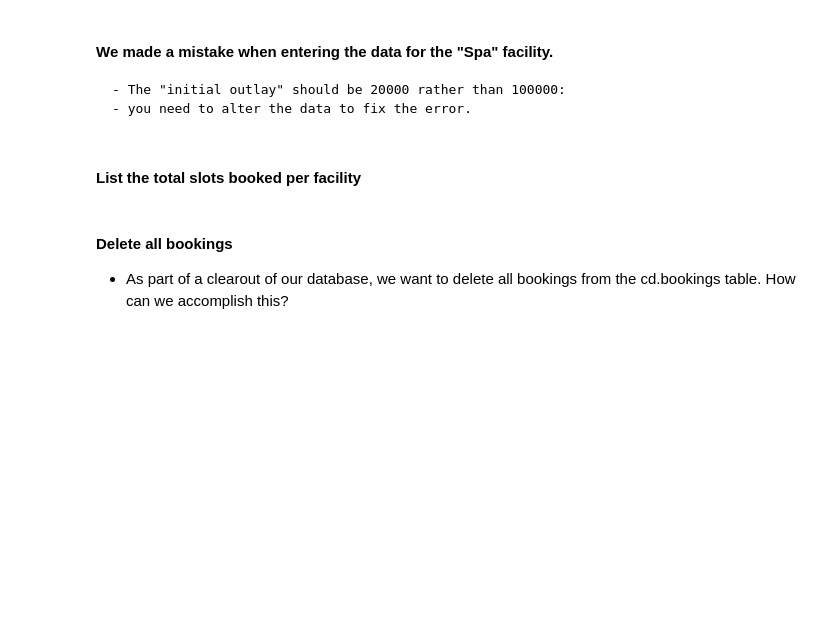
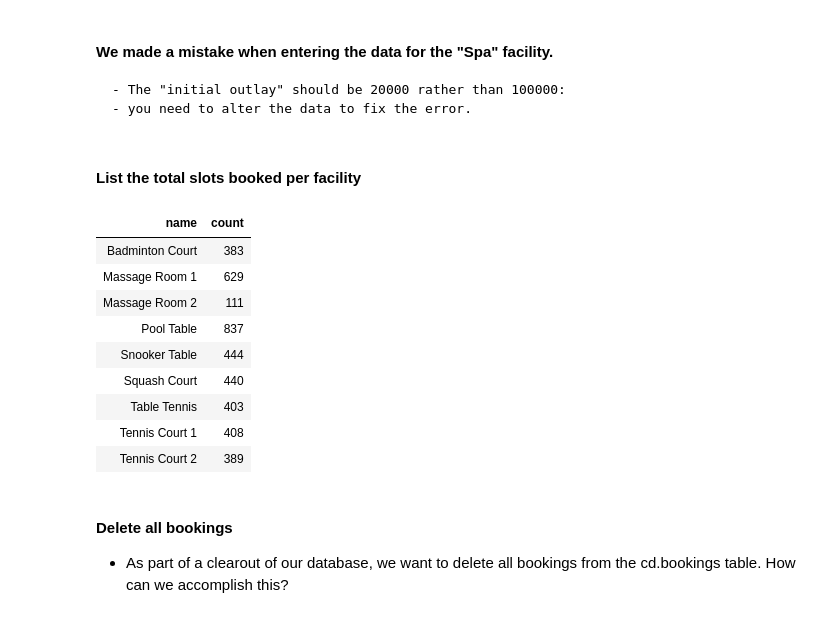
Before and after one commit to haicheviet/dataeng-course-1, a Jupyter notebook: homework_postgres/PostgreSQL-Students.ipynb, the cells around one changed output. Drawn from its saved outputs; the diff is of its cells as text; code cells hidden in the pictures; blank space fills up the shorter version.

```diff
--- a/homework_postgres/PostgreSQL-Students.ipynb
+++ b/homework_postgres/PostgreSQL-Students.ipynb
@@ -828,24 +822,3 @@ except (Exception, psycopg2.Error) as error :
 Error While Creating the DB:  database "moviedb" already exists
 # %% [markdown]
 #### Creating  the Movie Table
-# %%
-import psycopg2  #import of the psycopg2 python library
-import pandas as pd #import of the pandas python library
-import pandas.io.sql as psql
-
-##No transaction is started when commands are executed and no commit() or rollback() is required.
-from psycopg2.extensions import ISOLATION_LEVEL_AUTOCOMMIT
-try:
-    # Connect to the postgreSQL server with username, and password credentials
-    con = psycopg2.connect(user = "pguser",
-                                  password = "changeme",
-                                  host = "127.0.0.1",
-                                  port = "5432")
-
-    con.set_isolation_level(ISOLATION_LEVEL_AUTOCOMMIT);
-    print("Connected Successfully to PostgreSQL server!!")
-
-    # Obtain a DB Cursor to perform database operations
-    cursor = con.cursor();
-except (Exception, psycopg2.Error) as error :
-     print ("Error while connecting to PostgreSQL", error)
@@ -1536,0 +1570,12 @@ pd.read_sql("""SELECT name, membercost FROM cd.facilities""", con).style.hide_in
+# %%
+query = """INSERT INTO cd.facilities (facid, name, membercost, guestcost, initialoutlay, monthlymaintenance)
+        VALUES(9,'Spa',20,30, 100000,800)"""
+
+try:
+    cursor.execute(query)
+    con.commit()
+    count = cursor.rowcount
+    print (count, "Record inserted successfully into customers table")
+except (Exception, psycopg2.Error) as error :
+    con.rollback()
+    print ("Error while Inserting the data to the table, Details: ",error)
@@ -1547,3 +1594,22 @@ pd.read_sql("""SELECT name, membercost FROM cd.facilities""", con).style.hide_in
+# %%
+actorMoviesAgg= pd.read_sql('''SELECT F.name, count(B.memid)
+                            FROM cd.bookings B
+                            LEFT JOIN cd.facilities F ON B.facid = F.facid
+                            LEFT JOIN cd.members M ON B.memid = M.memid
+                            GROUP BY F.name
+                            ORDER BY F.name ASC;''', con)
+display(actorMoviesAgg.style.hide_index())
+# %% [output]
+| name | count |
+| Badminton Court | 383 |
+| Massage Room 1 | 629 |
+| Massage Room 2 | 111 |
+| Pool Table | 837 |
+| Snooker Table | 444 |
+| Squash Court | 440 |
+| Table Tennis | 403 |
+| Tennis Court 1 | 408 |
+| Tennis Court 2 | 389 |
 # %% [markdown]
 ####  Delete all bookings
 *  As part of a clearout of our database, we want to delete all bookings from the cd.bookings table. How can we accomplish this?
```
Also changed, not shown: parts of 32 cells of this notebook, 2 other files.
